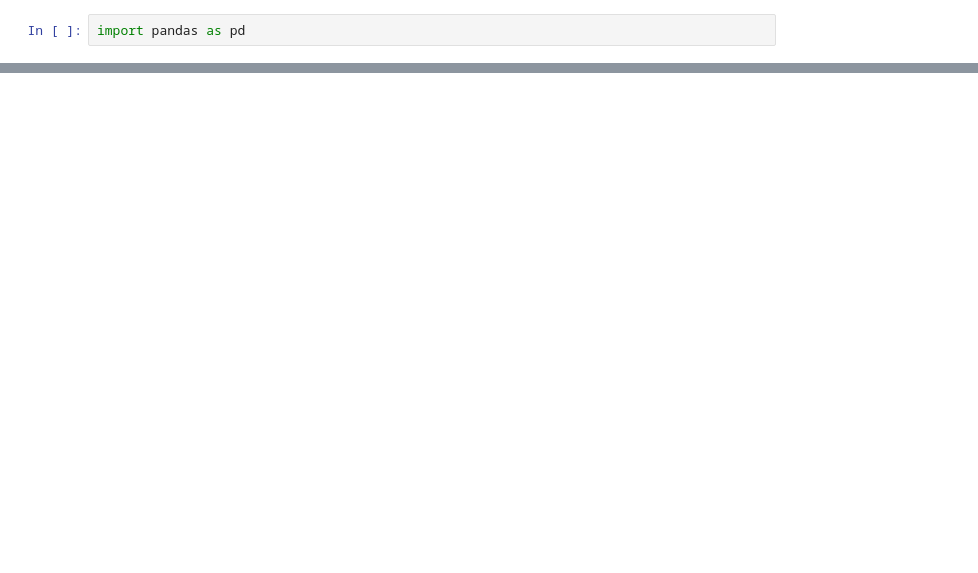
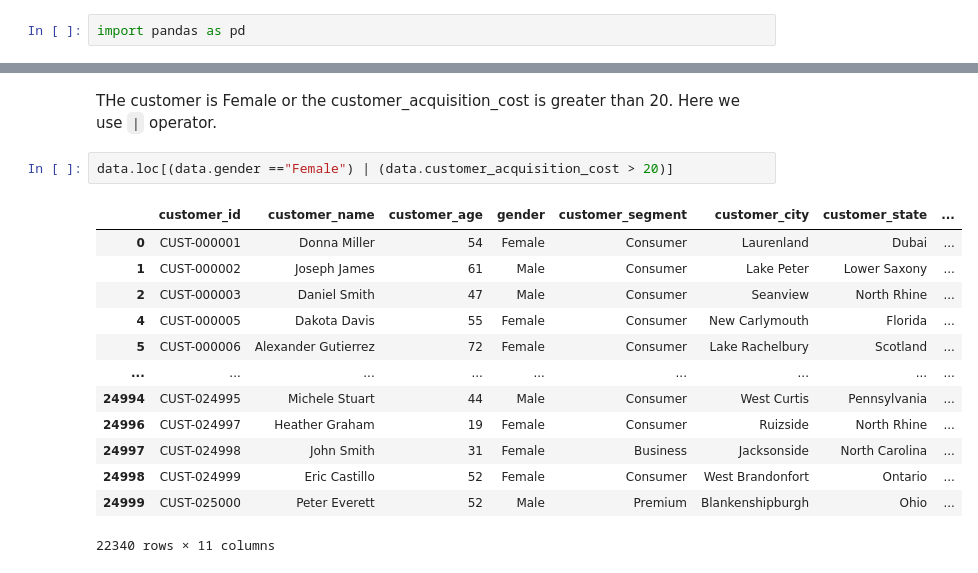
Before and after one commit to Spoorti803/Kaggle-Practice, a Jupyter notebook: pandas.ipynb, the cells around one changed output, grey strips where cells are left out. Cells and saved outputs as stored; diff of their text form; blank space fills up the shorter version.

```diff
--- a/pandas.ipynb
+++ b/pandas.ipynb
@@ -177,0 +253,18 @@ animals.to_csv("cows_and_goats.csv")
+# %% [markdown]
+THe customer is Female or the customer_acquisition_cost is greater than 20. Here we use `|` operator.
+# %%
+data.loc[(data.gender =="Female") | (data.customer_acquisition_cost > 20)]
+# %% [output]
+|  | customer_id | customer_name | customer_age | gender | customer_segment | customer_city | customer_state | ... |
+| 0 | CUST-000001 | Donna Miller | 54 | Female | Consumer | Laurenland | Dubai | ... |
+| 1 | CUST-000002 | Joseph James | 61 | Male | Consumer | Lake Peter | Lower Saxony | ... |
+| 2 | CUST-000003 | Daniel Smith | 47 | Male | Consumer | Seanview | North Rhine | ... |
+| 4 | CUST-000005 | Dakota Davis | 55 | Female | Consumer | New Carlymouth | Florida | ... |
+| 5 | CUST-000006 | Alexander Gutierrez | 72 | Female | Consumer | Lake Rachelbury | Scotland | ... |
+| ... | ... | ... | ... | ... | ... | ... | ... | ... |
+| 24994 | CUST-024995 | Michele Stuart | 44 | Male | Consumer | West Curtis | Pennsylvania | ... |
+| 24996 | CUST-024997 | Heather Graham | 19 | Female | Consumer | Ruizside | North Rhine | ... |
+| 24997 | CUST-024998 | John Smith | 31 | Female | Business | Jacksonside | North Carolina | ... |
+| 24998 | CUST-024999 | Eric Castillo | 52 | Female | Consumer | West Brandonfort | Ontario | ... |
+| 24999 | CUST-025000 | Peter Everett | 52 | Male | Premium | Blankenshipburgh | Ohio | ... |
+22340 rows × 11 columns
```
Also changed, not shown: parts of 65 cells of this notebook.
